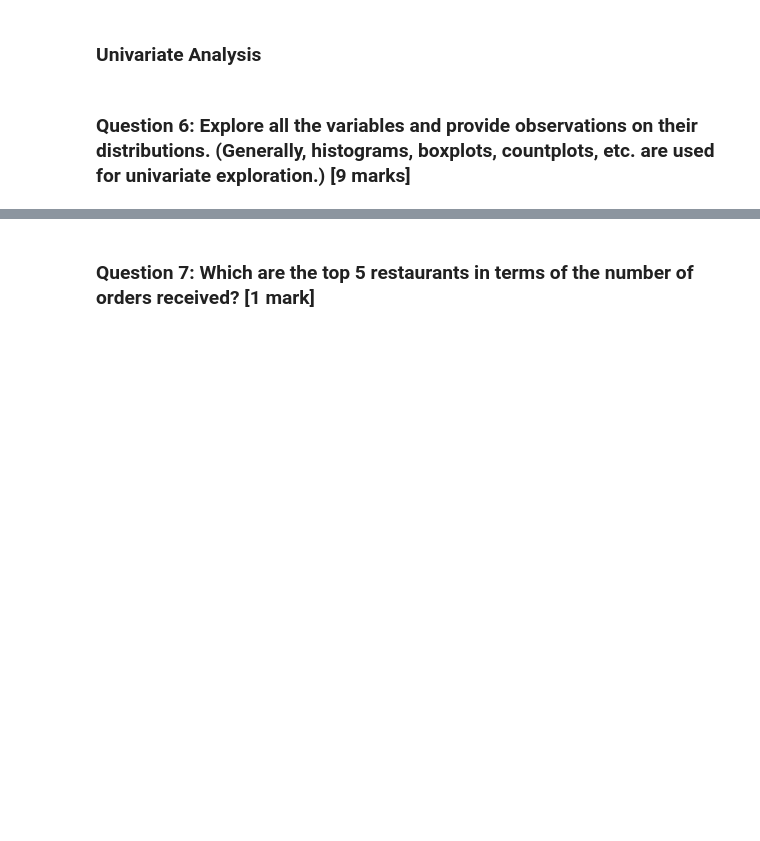
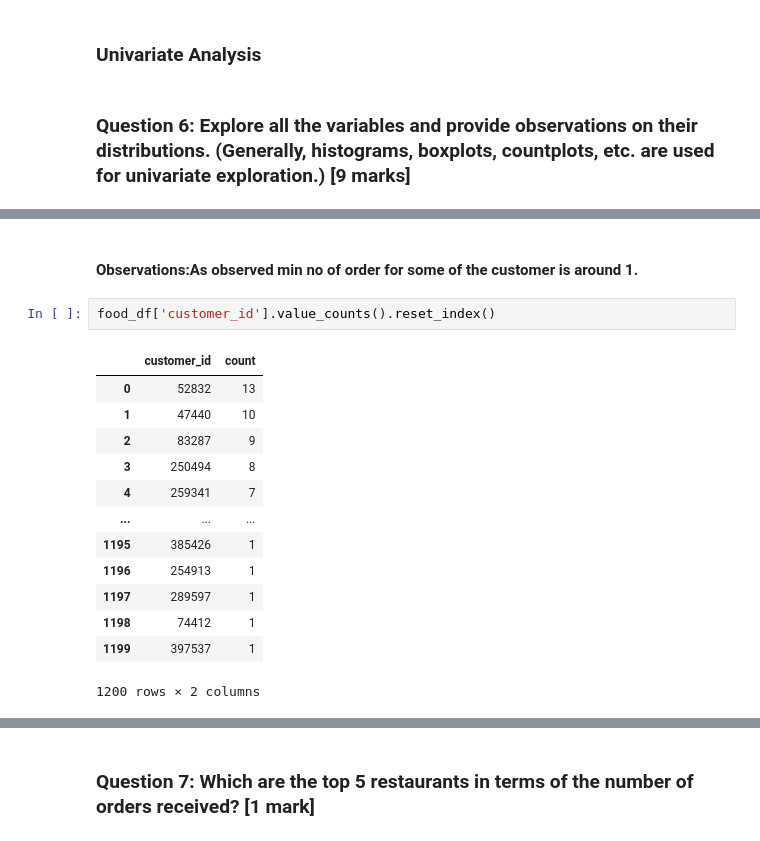
Before and after one commit to Rajesh2015/FoodHub-Data-Analysis, a Jupyter notebook: FoodHub-EDA.ipynb, the cells around one changed output, grey strips where cells are left out. Cells and saved outputs as stored; diff of their text form; blank space fills up the shorter version.

```diff
--- a/FoodHub-EDA.ipynb
+++ b/FoodHub-EDA.ipynb
@@ -216,0 +264,18 @@ plt.show()
+# %% [markdown]
+#### Observations:As observed min no of order for some of the customer is around 1.
+# %%
+food_df['customer_id'].value_counts().reset_index()
+# %% [output]
+|  | customer_id | count |
+| 0 | 52832 | 13 |
+| 1 | 47440 | 10 |
+| 2 | 83287 | 9 |
+| 3 | 250494 | 8 |
+| 4 | 259341 | 7 |
+| ... | ... | ... |
+| 1195 | 385426 | 1 |
+| 1196 | 254913 | 1 |
+| 1197 | 289597 | 1 |
+| 1198 | 74412 | 1 |
+| 1199 | 397537 | 1 |
+1200 rows × 2 columns
```
Also changed, not shown: parts of 13 cells of this notebook.
